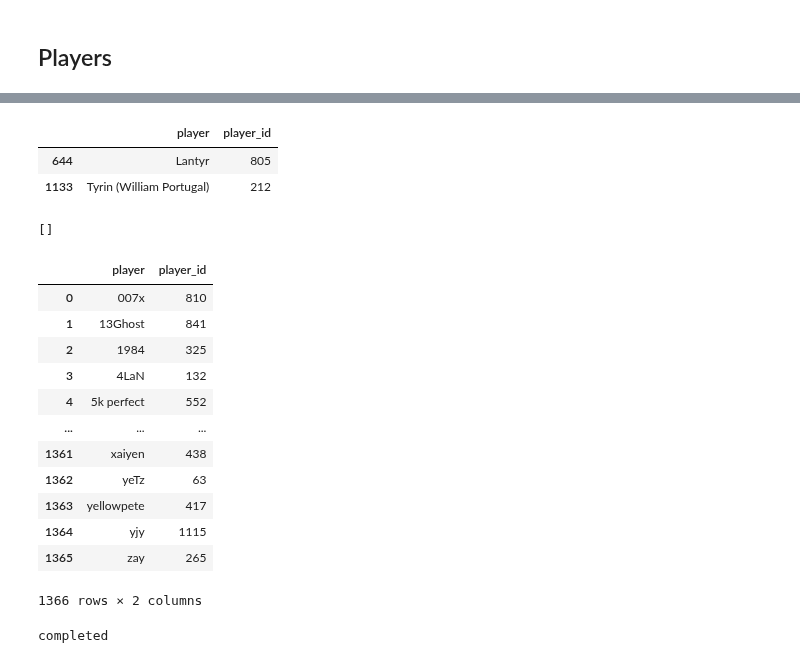
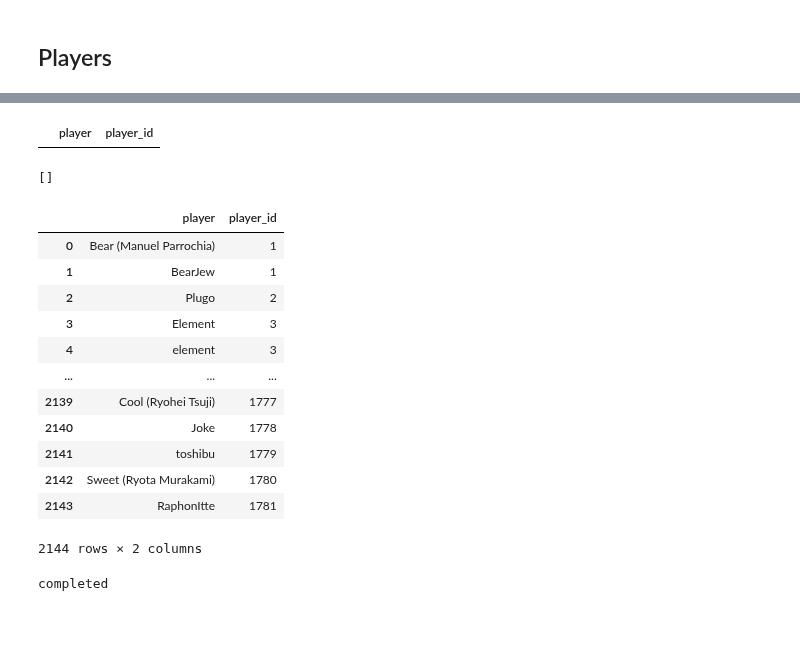
Before and after one commit to posky/LoL-Esports, a Jupyter notebook: parse_matches.ipynb, the cells around one changed output, grey strips where cells are left out. Cells and saved outputs as stored; diff of their text form; code cells hidden in the pictures; blank space fills up the shorter version.

```diff
--- a/parse_matches.ipynb
+++ b/parse_matches.ipynb
@@ -258,9 +253,10 @@ Azules Esports
 # %%
-players.loc[players['player'].str.contains('tyr', case=False)]
+players.loc[players['player'].str.contains(
+    'raphon',
+    case=False
+)]
 # %% [output]
 |  | player | player_id |
-| 644 | Lantyr | 805 |
-| 1133 | Tyrin (William Portugal) | 212 |
 # %%
 if len(names) > 0:
     name = names[teams[0]].pop(0)
@@ -283,22 +279,22 @@ if len(teams) > 0:
 # %% [output]
 []
 # %%
-players = players.sort_values(by='player').reset_index(drop=True)
+players = players.sort_values(by=['player_id', 'player']).reset_index(drop=True)
 players
 # %% [output]
 |  | player | player_id |
-| 0 | 007x | 810 |
-| 1 | 13Ghost | 841 |
-| 2 | 1984 | 325 |
-| 3 | 4LaN | 132 |
-| 4 | 5k perfect | 552 |
+| 0 | Bear (Manuel Parrochia) | 1 |
+| 1 | BearJew | 1 |
+| 2 | Plugo | 2 |
+| 3 | Element | 3 |
+| 4 | element | 3 |
 | ... | ... | ... |
-| 1361 | xaiyen | 438 |
-| 1362 | yeTz | 63 |
-| 1363 | yellowpete | 417 |
-| 1364 | yjy | 1115 |
-| 1365 | zay | 265 |
+| 2139 | Cool (Ryohei Tsuji) | 1777 |
+| 2140 | Joke | 1778 |
+| 2141 | toshibu | 1779 |
+| 2142 | Sweet (Ryota Murakami) | 1780 |
+| 2143 | RaphonItte | 1781 |
-1366 rows × 2 columns
+2144 rows × 2 columns
 # %%
 while True:
     players['lower'] = players['player'].str.lower()
```
Also changed, not shown: parts of 12 cells of this notebook.
